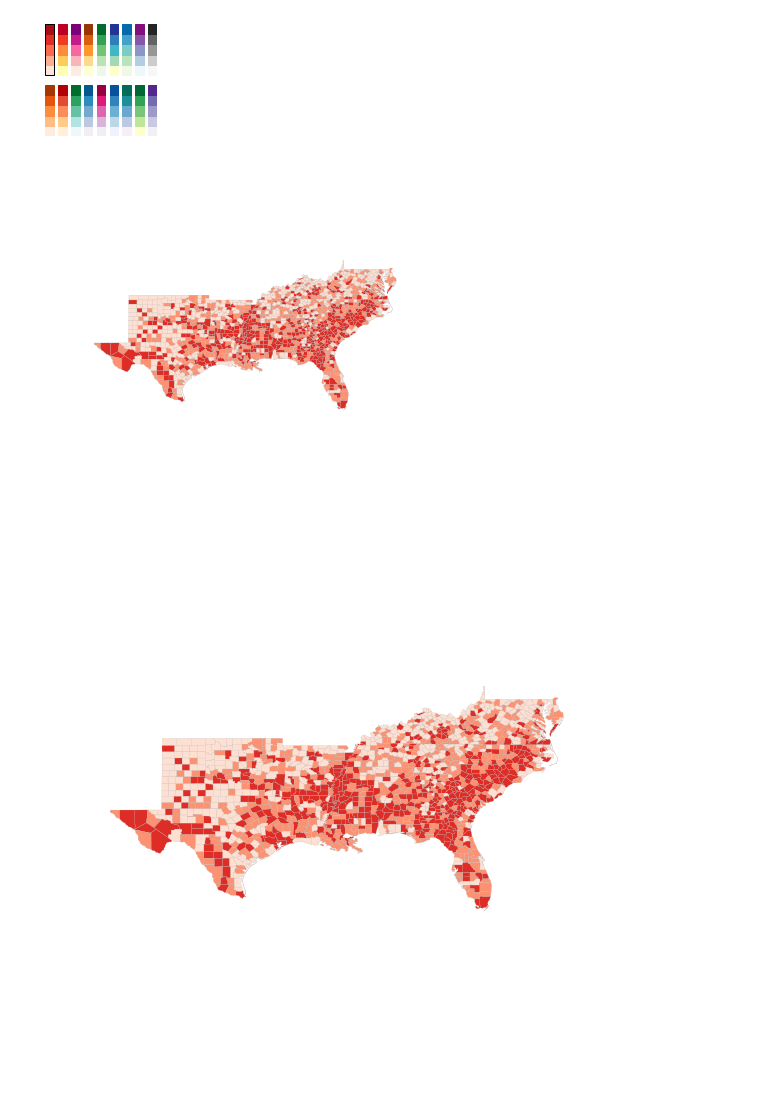
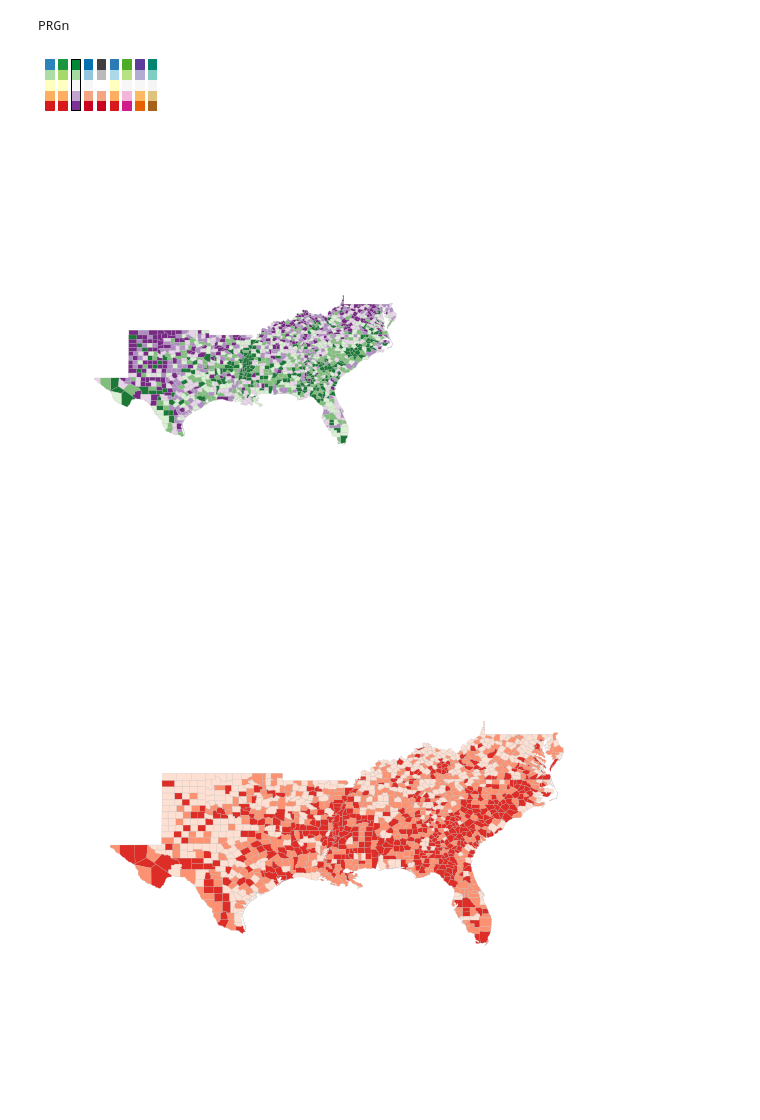
Before and after one commit to pysal/splot, a Jupyter notebook: choroBrewer.ipynb, the cells around one changed output. Saved outputs shown, nothing was run; the diff lists cells and outputs as text; code cells hidden in the pictures.

Commit message:
Fixing bug in chorobrewer introduced in previous commit

```diff
--- a/choroBrewer.ipynb
+++ b/choroBrewer.ipynb
@@ -4,11 +4,13 @@ from pysal.contrib import pdio
 import pysal as ps
 # %%
 gd = pdio.read_files(ps.examples.get_path('south.shp'))
-# %%
-choro(gd, 'HR90')
-# %% [output]
-[figure, removed]
-[figure, removed]
+# %%
+reload(cb)
+cb.choro(gd, 'HR90')
+# %% [output]
+PRGn
+[figure, added]
+[figure, added]
 # %%
 choro(gd, 'HR90', show_cmaps=False, fig_size=(9,9))
 # %% [output]
```
Also changed, not shown: parts of 1 cell of this notebook, 1 other file.
